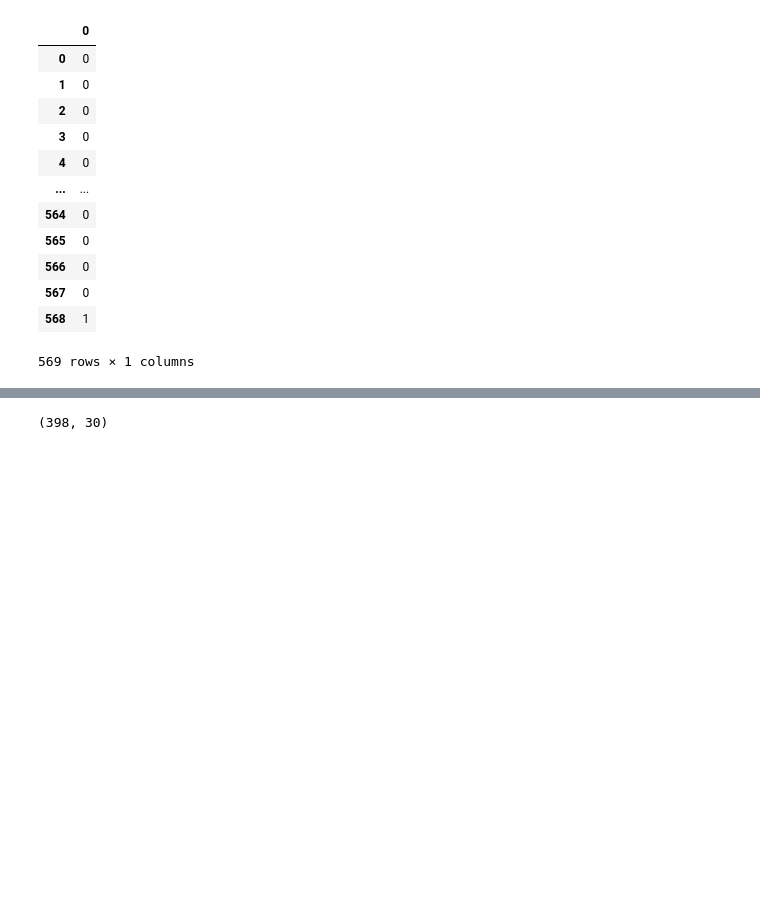
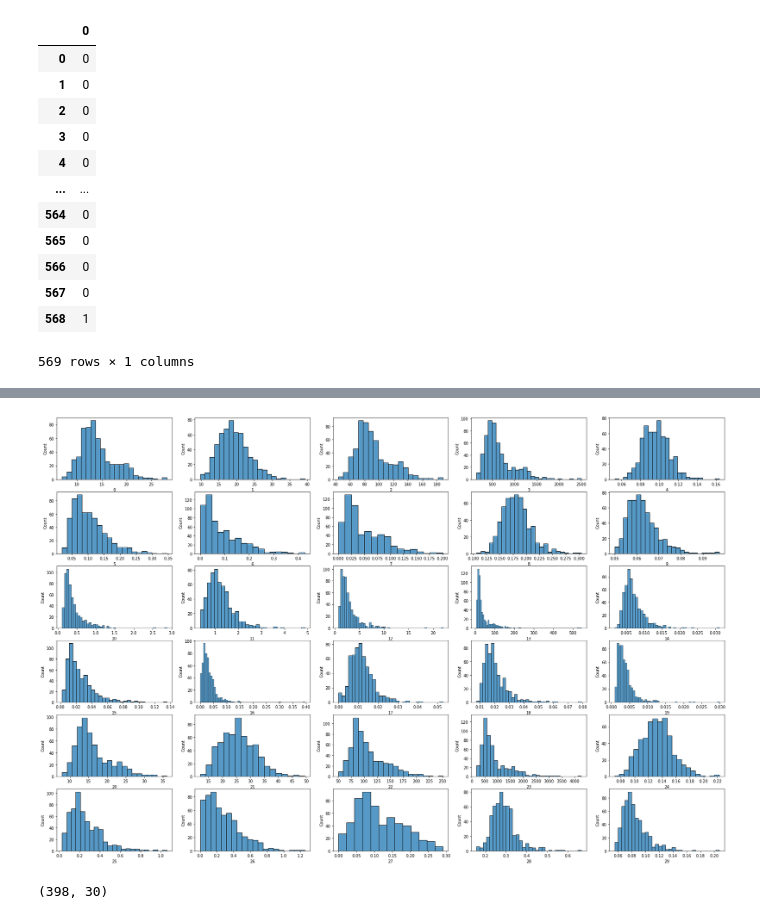
Before and after one commit to Diacod-I/congeny, a Jupyter notebook: BreastCancerDetection.ipynb, the cells around one changed output, grey strips where cells are left out. Cells and saved outputs as stored; diff of their text form; code cells hidden in the pictures; blank space fills up the shorter version.

```diff
--- a/BreastCancerDetection.ipynb
+++ b/BreastCancerDetection.ipynb
@@ -92,3 +127,11 @@ Y
+# %%
+fig,ax = plt.subplots(6,5,figsize=(30,20))
+for i in range(0,6):
+  for j in range(0,5):
+    sns.histplot(X.iloc[:][(i*5)+j],ax=ax[i,j])
+plt.show()
+# %% [output]
+[figure, added]
 # %%
 Xtrain,Xtest,Ytrain,Ytest = train_test_split(X,Y,test_size=0.3)
 # %%
```
Also changed, not shown: parts of 13 cells of this notebook.
